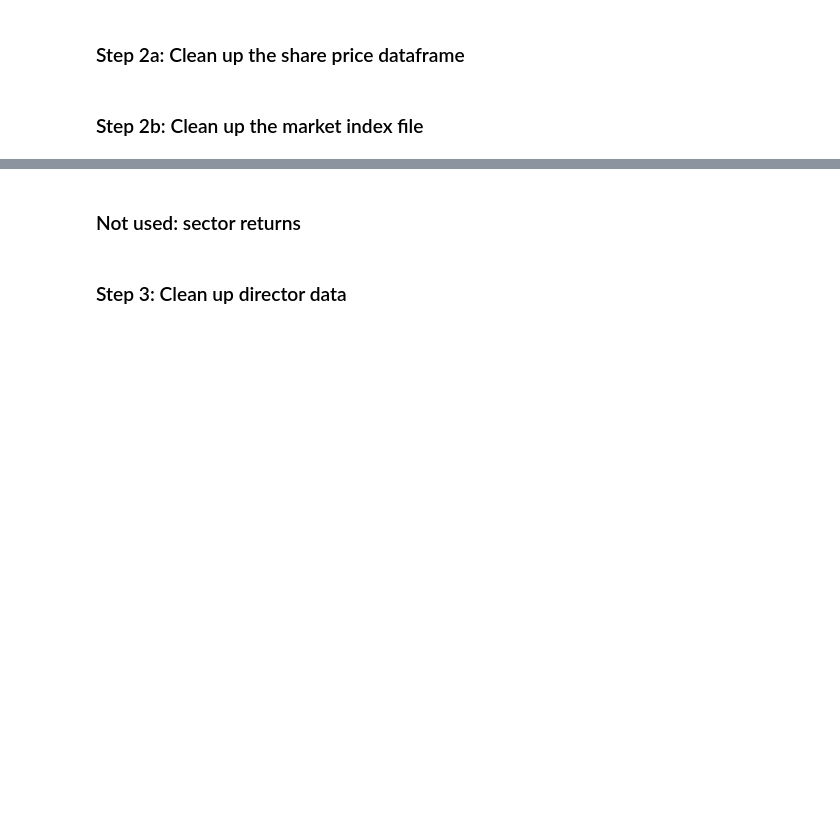
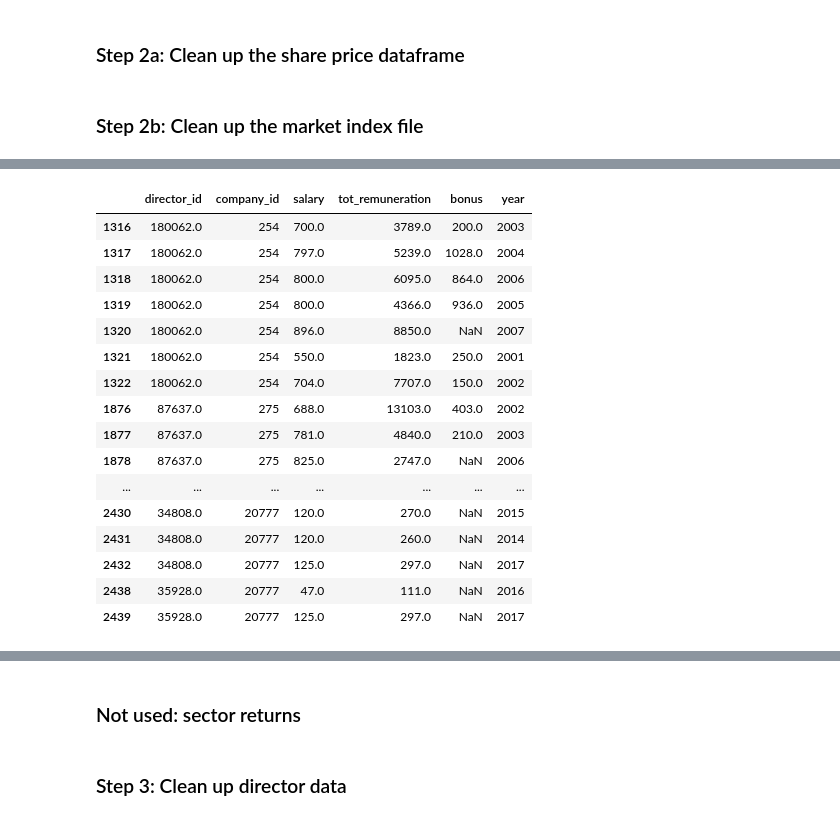
Before and after one commit to flyingdutchnick/ml-turnover, a Jupyter notebook: 1_feature_engineering.ipynb, the cells around one changed output, grey strips where cells are left out. Saved outputs shown, nothing was run; the diff lists cells and outputs as text; code cells hidden in the pictures; blank space fills up the shorter version.

```diff
--- a/1_feature_engineering.ipynb
+++ b/1_feature_engineering.ipynb
@@ -214,0 +285,14 @@ df_share_prices.drop(['ajpm','company','state', 'raw_price', 'adjustment_factor'
+# %%
+# Select only rows in df_remuneration dataframe where director_id occurs in df_ceos dataframe
+df_remuneration_filter = df_remuneration['director_id'].isin(df_ceos["director_id"])
+df_remuneration = df_remuneration[df_remuneration_filter]
+# %%
+# Drop all rows with n.a. values in DirectorID or DirectorName
+# df_remuneration = df_remuneration.dropna(subset=['DirectorName', 'DirectorID'])
+df_remuneration = df_remuneration[\
+    ~(np.isnan(df_remuneration["tot_comp"]))|\
+    ~(np.isnan(df_remuneration["salary"]))
+    ]
+# %%
+# Create a new year variable where year corresponds to previous year, i.e. 2018 refers to 2017, etc.
+df_remuneration["year"] = df_remuneration.date.dt.year + 1
@@ -214,0 +303,3 @@ df_share_prices.drop(['ajpm','company','state', 'raw_price', 'adjustment_factor'
+# %%
+# Make the dataframe smaller to include only the columns we need
+df_remuneration = df_remuneration[["director_id", "company_id", "salary", "tot_remuneration", "bonus", "year"]]
@@ -214,0 +309,20 @@ df_share_prices.drop(['ajpm','company','state', 'raw_price', 'adjustment_factor'
+# %%
+df_remuneration[:40]
+# %% [output]
+|  | director_id | company_id | salary | tot_remuneration | bonus | year |
+| 1316 | 180062.0 | 254 | 700.0 | 3789.0 | 200.0 | 2003 |
+| 1317 | 180062.0 | 254 | 797.0 | 5239.0 | 1028.0 | 2004 |
+| 1318 | 180062.0 | 254 | 800.0 | 6095.0 | 864.0 | 2006 |
+| 1319 | 180062.0 | 254 | 800.0 | 4366.0 | 936.0 | 2005 |
+| 1320 | 180062.0 | 254 | 896.0 | 8850.0 | NaN | 2007 |
+| 1321 | 180062.0 | 254 | 550.0 | 1823.0 | 250.0 | 2001 |
+| 1322 | 180062.0 | 254 | 704.0 | 7707.0 | 150.0 | 2002 |
+| 1876 | 87637.0 | 275 | 688.0 | 13103.0 | 403.0 | 2002 |
+| 1877 | 87637.0 | 275 | 781.0 | 4840.0 | 210.0 | 2003 |
+| 1878 | 87637.0 | 275 | 825.0 | 2747.0 | NaN | 2006 |
+| ... | ... | ... | ... | ... | ... | ... |
+| 2430 | 34808.0 | 20777 | 120.0 | 270.0 | NaN | 2015 |
+| 2431 | 34808.0 | 20777 | 120.0 | 260.0 | NaN | 2014 |
+| 2432 | 34808.0 | 20777 | 125.0 | 297.0 | NaN | 2017 |
+| 2438 | 35928.0 | 20777 | 47.0 | 111.0 | NaN | 2016 |
+| 2439 | 35928.0 | 20777 | 125.0 | 297.0 | NaN | 2017 |
```
Also changed, not shown: parts of 30 cells of this notebook, 4 other files.
